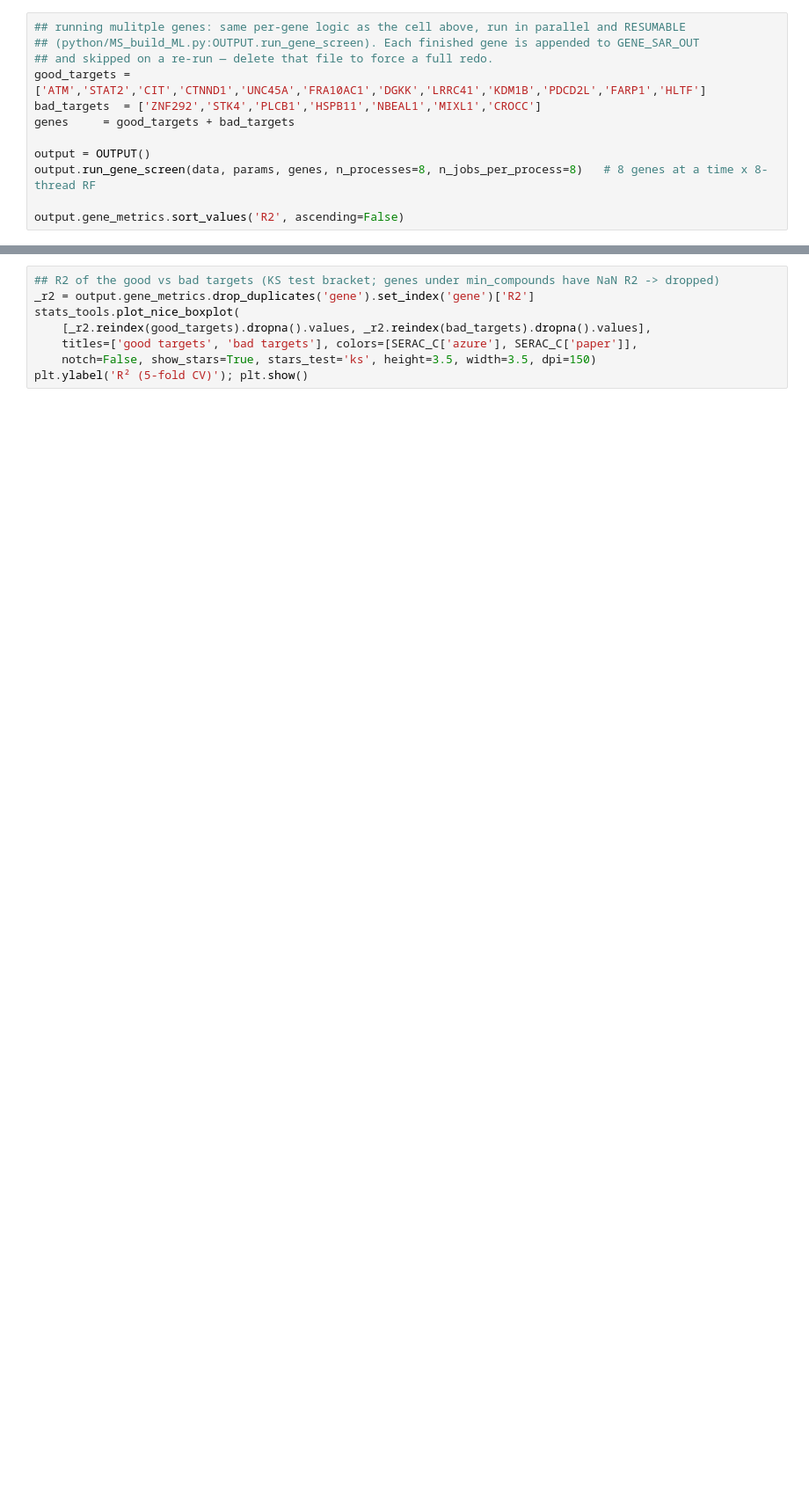
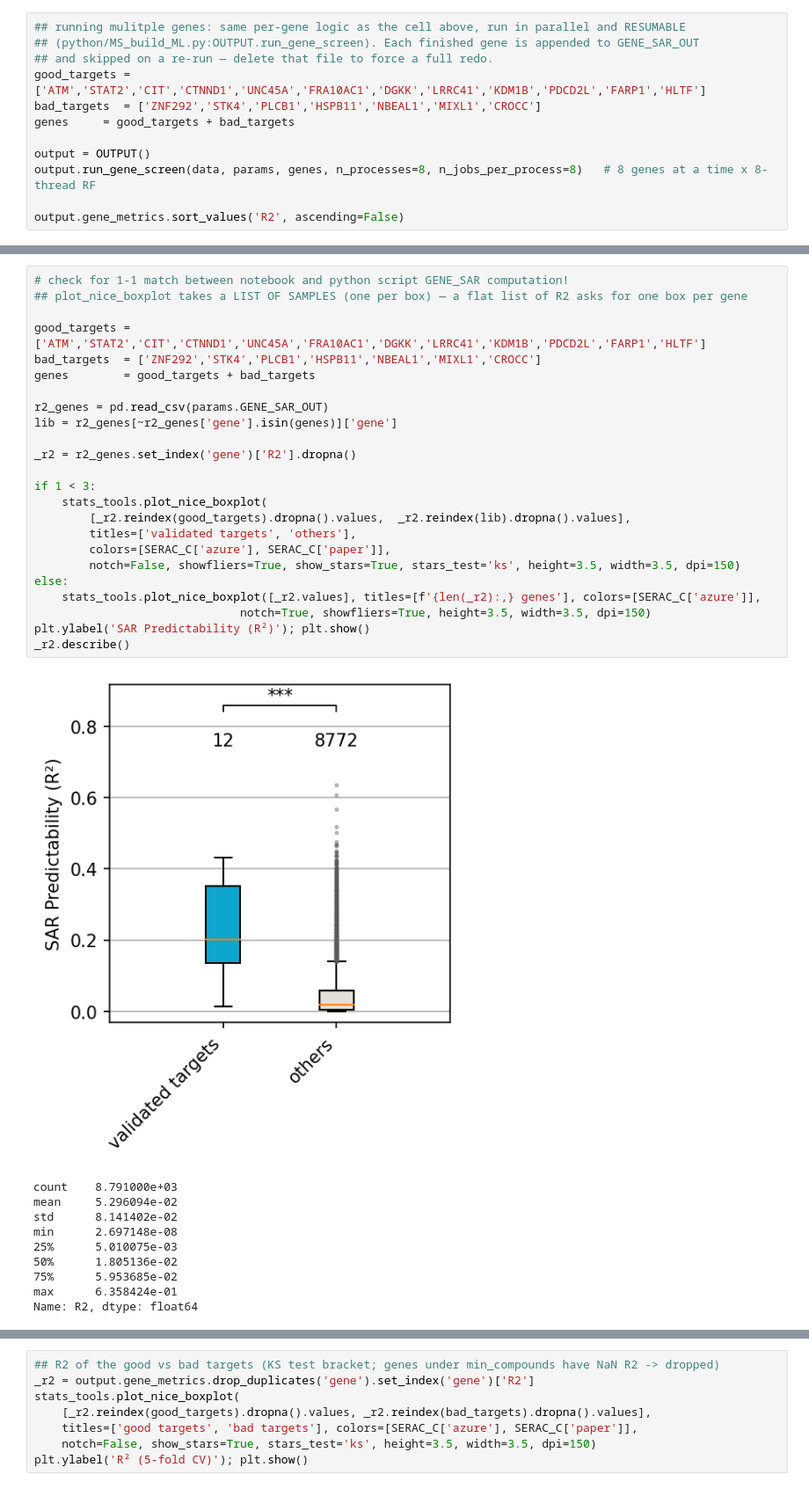
Before and after one commit to gtamo39/MS_ML, a Jupyter notebook: vignettes/MS_TargetML.ipynb, the cells around one changed output, grey strips where cells are left out. Shown at 88% size. Saved outputs shown, nothing was run; the diff lists cells and outputs as text; blank space fills up the shorter version.

```diff
--- a/vignettes/MS_TargetML.ipynb
+++ b/vignettes/MS_TargetML.ipynb
@@ -325 +377,36 @@ output.gene_metrics.sort_values('R2', ascending=False)
+# %%
+# check for 1-1 match between notebook and python script GENE_SAR computation!
+## plot_nice_boxplot takes a LIST OF SAMPLES (one per box) — a flat list of R2 asks for one box per gene
+
+good_targets = ['ATM','STAT2','CIT','CTNND1','UNC45A','FRA10AC1','DGKK','LRRC41','KDM1B','PDCD2L','FARP1','HLTF']
+bad_targets  = ['ZNF292','STK4','PLCB1','HSPB11','NBEAL1','MIXL1','CROCC']
+genes        = good_targets + bad_targets
+
+r2_genes = pd.read_csv(params.GENE_SAR_OUT)
+lib = r2_genes[~r2_genes['gene'].isin(genes)]['gene']
+
+_r2 = r2_genes.set_index('gene')['R2'].dropna()
+
+if 1 < 3:
+    stats_tools.plot_nice_boxplot(
+        [_r2.reindex(good_targets).dropna().values,  _r2.reindex(lib).dropna().values],
+        titles=['validated targets', 'others'],
+        colors=[SERAC_C['azure'], SERAC_C['paper']],
+        notch=False, showfliers=True, show_stars=True, stars_test='ks', height=3.5, width=3.5, dpi=150)
+else:
+    stats_tools.plot_nice_boxplot([_r2.values], titles=[f'{len(_r2):,} genes'], colors=[SERAC_C['azure']],
+                              notch=True, showfliers=True, height=3.5, width=3.5, dpi=150)
+plt.ylabel('SAR Predictability (R²)'); plt.show()
+_r2.describe()
+# %% [output]
+[figure, added]
+count    8.791000e+03
+mean     5.296094e-02
+std      8.141402e-02
+min      2.697148e-08
+25%      5.010075e-03
+50%      1.805136e-02
+75%      5.953685e-02
+max      6.358424e-01
+Name: R2, dtype: float64
 # %%
```
Also changed, not shown: parts of 10 cells of this notebook, 8 other files.
